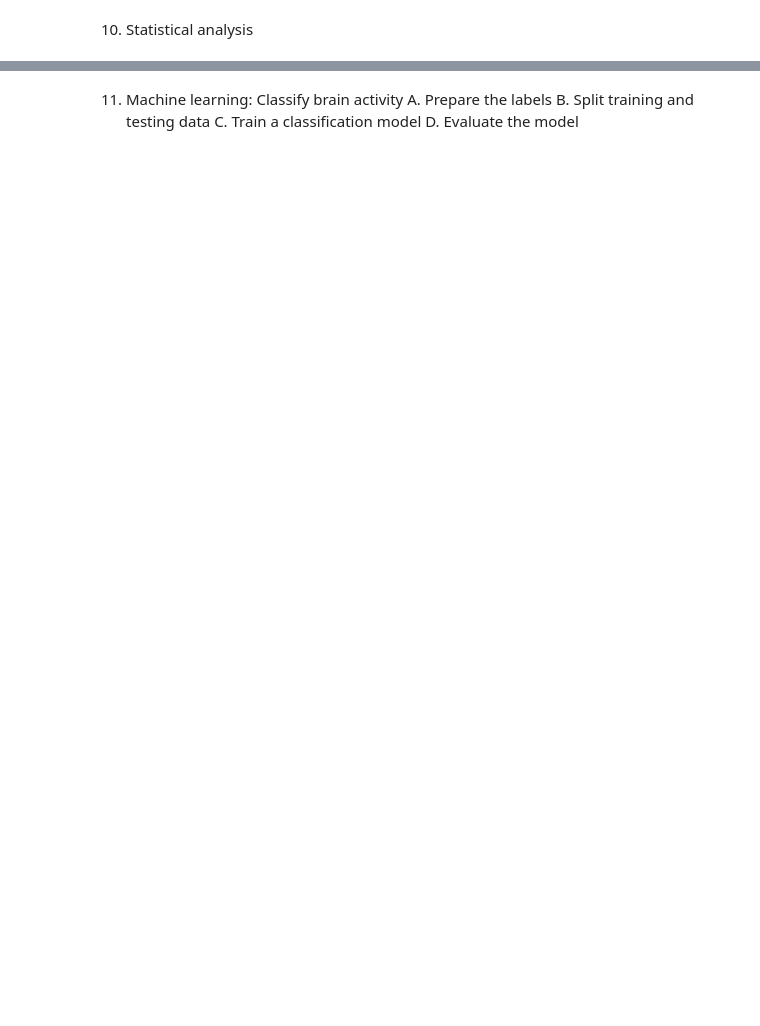
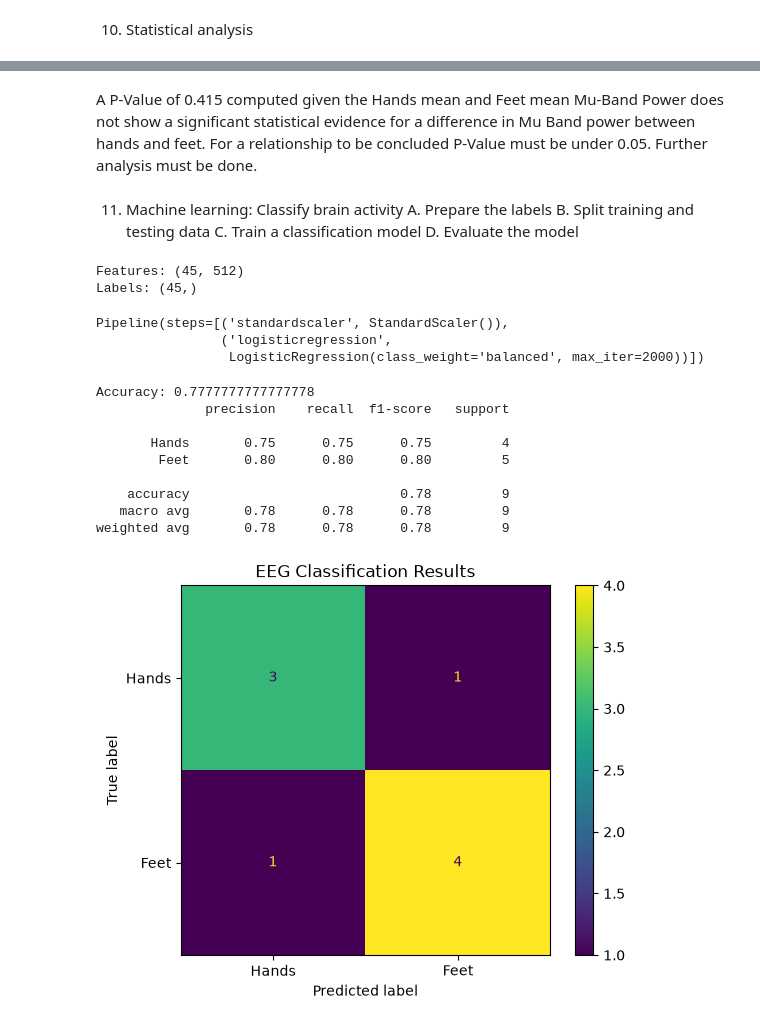
Before and after one commit to mintelekk/eeg-analysis, a Jupyter notebook: notebooks/eeg_analysis.ipynb, the cells around one changed output, grey strips where cells are left out. Drawn from its saved outputs; the diff is of its cells as text; code cells hidden in the pictures; blank space fills up the shorter version.

```diff
--- a/notebooks/eeg_analysis.ipynb
+++ b/notebooks/eeg_analysis.ipynb
@@ -356,6 +525,20 @@ C. Create a Pandas DataFrame
+# %% [markdown]
+A P-Value of 0.415 computed given the Hands mean and Feet mean Mu-Band Power does not show a significant statistical evidence for a difference in Mu Band power between hands and feet. For a relationship to be concluded P-Value must be under 0.05. Further analysis must be done.
 # %% [markdown]
 11. Machine learning: Classify brain activity
 A. Prepare the labels
 B. Split training and testing data
 C. Train a classification model
 D. Evaluate the model
+# %%
+labels = epochs_task.events[:, -1]
+
+y = (labels == feet_id).astype(int)
+
+X = df
+
+print("Features:", X.shape)
+print("Labels:", y.shape)
+# %% [output]
+Features: (45, 512)
+Labels: (45,)
@@ -361,0 +555,61 @@ D. Evaluate the model
+# %%
+from sklearn.pipeline import make_pipeline
+from sklearn.preprocessing import StandardScaler
+from sklearn.linear_model import LogisticRegression
+
+model = make_pipeline(
+    StandardScaler(),
+    LogisticRegression(
+        max_iter=2000,
+        class_weight="balanced"
+    )
+)
+
+model.fit(X_train, y_train)
+# %% [output]
+Pipeline(steps=[('standardscaler', StandardScaler()),
+                ('logisticregression',
+                 LogisticRegression(class_weight='balanced', max_iter=2000))])
+# %%
+from sklearn.metrics import (
+    accuracy_score,
+    classification_report,
+    confusion_matrix,
+    ConfusionMatrixDisplay
+)
+
+predictions = model.predict(X_test)
+
+accuracy = accuracy_score(y_test, predictions)
+
+print("Accuracy:", accuracy)
+
+print(
+    classification_report(
+        y_test,
+        predictions,
+        target_names=["Hands", "Feet"]
+    )
+)
+
+# Confusion matrix
+cm = confusion_matrix(y_test, predictions)
+
+ConfusionMatrixDisplay(
+    confusion_matrix=cm,
+    display_labels=["Hands", "Feet"]
+).plot()
+
+plt.title("EEG Classification Results")
+plt.show()
+# %% [output]
+Accuracy: 0.7777777777777778
+              precision    recall  f1-score   support
+
+       Hands       0.75      0.75      0.75         4
+        Feet       0.80      0.80      0.80         5
+
+    accuracy                           0.78         9
+   macro avg       0.78      0.78      0.78         9
+weighted avg       0.78      0.78      0.78         9
+[figure, added]
```
Also changed, not shown: parts of 10 cells of this notebook.
